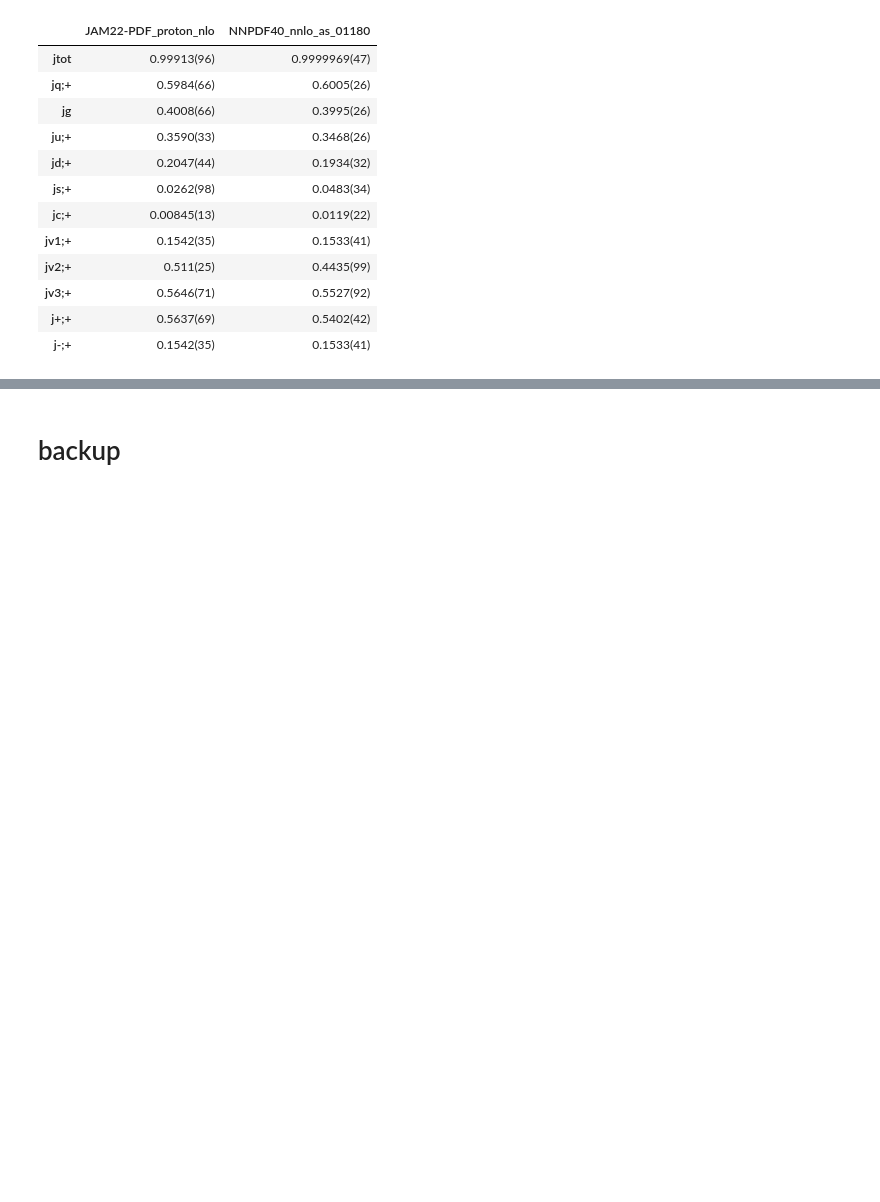
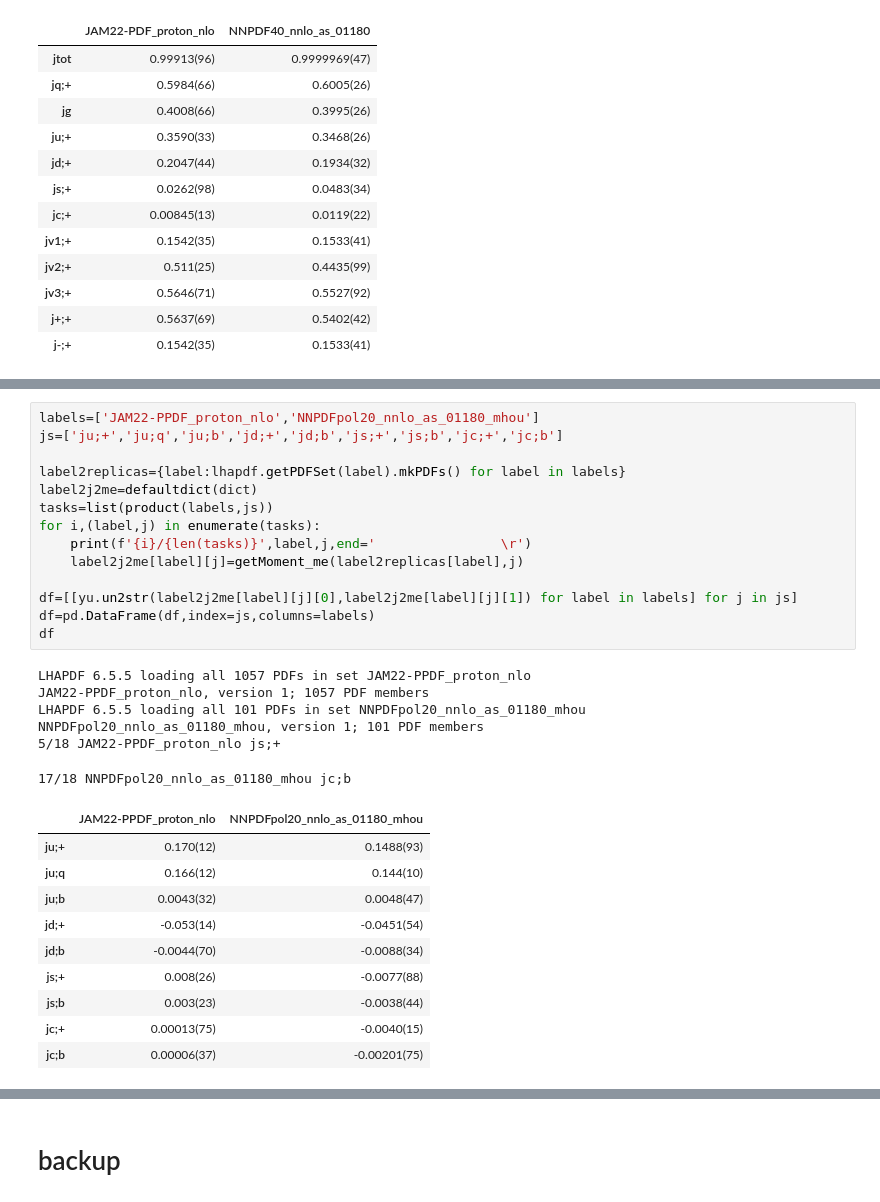
Before and after one commit to lee14916/glwc3, a Jupyter notebook: project2/05_moments/lhapdf.ipynb, the cells around one changed output, grey strips where cells are left out. Drawn from its saved outputs; the diff is of its cells as text; blank space fills up the shorter version.

```diff
--- a/project2/05_moments/lhapdf.ipynb
+++ b/project2/05_moments/lhapdf.ipynb
@@ -166,0 +207,31 @@ df
+# %%
+labels=['JAM22-PPDF_proton_nlo','NNPDFpol20_nnlo_as_01180_mhou']
+js=['ju;+','ju;q','ju;b','jd;+','jd;b','js;+','js;b','jc;+','jc;b']
+
+label2replicas={label:lhapdf.getPDFSet(label).mkPDFs() for label in labels}
+label2j2me=defaultdict(dict)
+tasks=list(product(labels,js))
+for i,(label,j) in enumerate(tasks):
+    print(f'{i}/{len(tasks)}',label,j,end='                \r')
+    label2j2me[label][j]=getMoment_me(label2replicas[label],j)
+
+df=[[yu.un2str(label2j2me[label][j][0],label2j2me[label][j][1]) for label in labels] for j in js]
+df=pd.DataFrame(df,index=js,columns=labels)
+df
+# %% [output]
+LHAPDF 6.5.5 loading all 1057 PDFs in set JAM22-PPDF_proton_nlo
+JAM22-PPDF_proton_nlo, version 1; 1057 PDF members
+LHAPDF 6.5.5 loading all 101 PDFs in set NNPDFpol20_nnlo_as_01180_mhou
+NNPDFpol20_nnlo_as_01180_mhou, version 1; 101 PDF members
+5/18 JAM22-PPDF_proton_nlo js;+
+17/18 NNPDFpol20_nnlo_as_01180_mhou jc;b
+|  | JAM22-PPDF_proton_nlo | NNPDFpol20_nnlo_as_01180_mhou |
+| ju;+ | 0.170(12) | 0.1488(93) |
+| ju;q | 0.166(12) | 0.144(10) |
+| ju;b | 0.0043(32) | 0.0048(47) |
+| jd;+ | -0.053(14) | -0.0451(54) |
+| jd;b | -0.0044(70) | -0.0088(34) |
+| js;+ | 0.008(26) | -0.0077(88) |
+| js;b | 0.003(23) | -0.0038(44) |
+| jc;+ | 0.00013(75) | -0.0040(15) |
+| jc;b | 0.00006(37) | -0.00201(75) |
```
Also changed, not shown: parts of 8 cells of this notebook, 9 other files.
